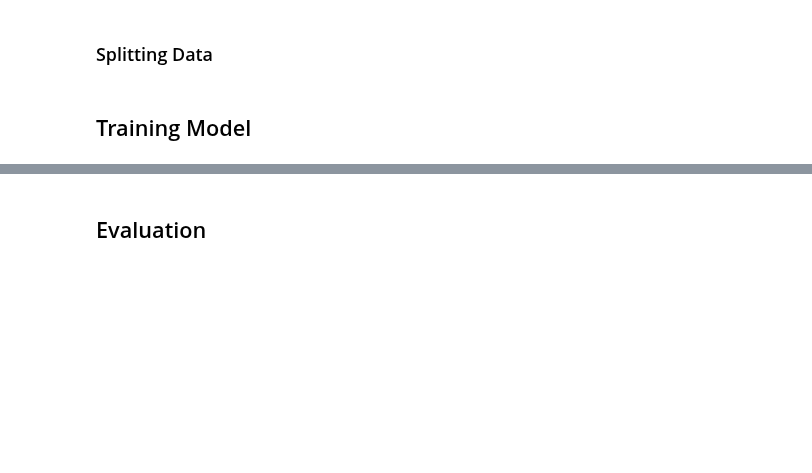
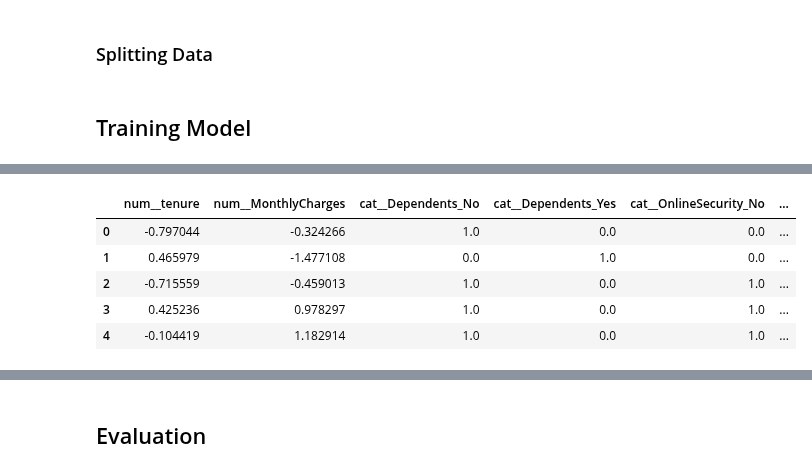
Before and after one commit to fahdmuchammad/Capstone-3-Purwadhika-Machine-learning, a Jupyter notebook: Capstone_3_Muchammad Fahd_Telco.ipynb, the cells around one changed output, grey strips where cells are left out. Cells and saved outputs as stored; diff of their text form; code cells hidden in the pictures; blank space fills up the shorter version.

```diff
--- a/Capstone_3_Muchammad Fahd_Telco.ipynb
+++ b/Capstone_3_Muchammad Fahd_Telco.ipynb
@@ -421,0 +395,17 @@ memory usage: 121.6 KB
+# %%
+numerical_cols = X.select_dtypes(include=['float64', 'int64']).columns
+categorical_cols = X.select_dtypes(include=['object']).columns
+# %%
+# Pilihan untuk mengisi nilai kosong
+X[numerical_cols] = X[numerical_cols].fillna(X[numerical_cols].mean())
+X[categorical_cols] = X[categorical_cols].fillna('Unknown')
+# %%
+from sklearn.preprocessing import StandardScaler, OneHotEncoder
+from sklearn.compose import ColumnTransformer
+from sklearn.pipeline import Pipeline
+
+# Pipeline preprocessing
+preprocessor = ColumnTransformer(transformers=[
+    ('num', StandardScaler(), numerical_cols),
+    ('cat', OneHotEncoder(handle_unknown='ignore'), categorical_cols)
+])
@@ -423,3 +422,21 @@ memory usage: 121.6 KB
 ### Splitting Data
 # %% [markdown]
 ## Training Model
+# %%
+from sklearn.dummy import DummyClassifier
+from sklearn.model_selection import train_test_split
+from sklearn.metrics import accuracy_score
+
+# Split data
+X_train, X_test, y_train, y_test = train_test_split(X, y, test_size=0.2, random_state=42)
+testing = pd.DataFrame(preprocessor.fit_transform(X_train),columns=preprocessor.get_feature_names_out())
+print(testing.head())
+
+# Baseline model (dummy classifier)
+baseline_model = DummyClassifier(strategy='most_frequent')
+baseline_model.fit(X_train, y_train)
+baseline_predictions = baseline_model.predict(X_test)
+
+# Evaluasi baseline
+baseline_accuracy = accuracy_score(y_test, baseline_predictions)
+print("Baseline Accuracy:", baseline_accuracy)
@@ -425,0 +461,10 @@ memory usage: 121.6 KB
+# %%
+testing = pd.DataFrame(preprocessor.fit_transform(X_train),columns=preprocessor.get_feature_names_out())
+testing.head()
+# %% [output]
+|  | num__tenure | num__MonthlyCharges | cat__Dependents_No | cat__Dependents_Yes | cat__OnlineSecurity_No | ... |
+| 0 | -0.797044 | -0.324266 | 1.0 | 0.0 | 0.0 | ... |
+| 1 | 0.465979 | -1.477108 | 0.0 | 1.0 | 0.0 | ... |
+| 2 | -0.715559 | -0.459013 | 1.0 | 0.0 | 1.0 | ... |
+| 3 | 0.425236 | 0.978297 | 1.0 | 0.0 | 1.0 | ... |
+| 4 | -0.104419 | 1.182914 | 1.0 | 0.0 | 1.0 | ... |
```
Also changed, not shown: parts of 10 cells of this notebook, 1 other file.
